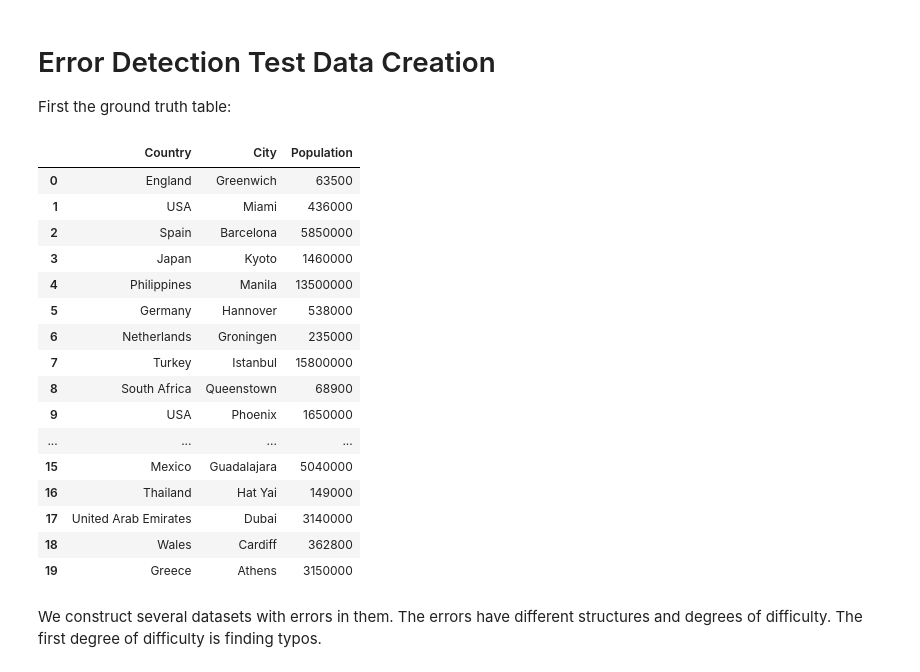
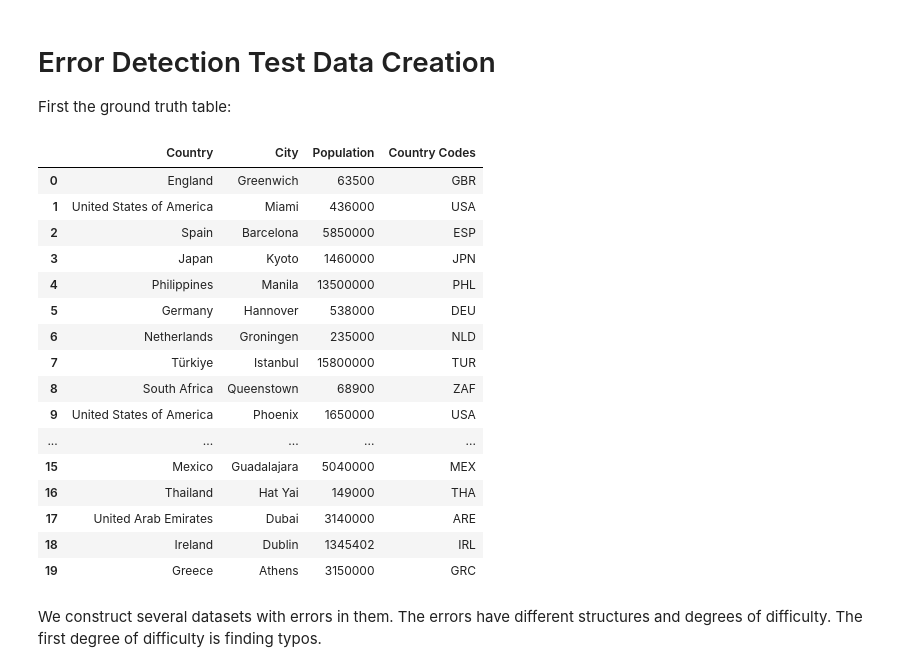
Before and after one commit to janekprange/BDT-Data, a Jupyter notebook: data/error_detection/custom/Error_Detection_Test_Data_Creation.ipynb, the cells around one changed output. Cells and saved outputs as stored; diff of their text form; code cells hidden in the pictures.

```diff
--- a/data/error_detection/custom/Error_Detection_Test_Data_Creation.ipynb
+++ b/data/error_detection/custom/Error_Detection_Test_Data_Creation.ipynb
@@ -5,49 +5,48 @@ First the ground truth table:
 # %%
 import pandas as pd
 
 clean_data = [
-    ["England", "Greenwich", 63500],
-    ["USA", "Miami", 436000],
-    ["Spain", "Barcelona", 5850000],
-    ["Japan", "Kyoto", 1460000],
-    ["Philippines", "Manila", 13500000 ],
-    ["Germany", "Hannover", 538000],
-    ["Netherlands", "Groningen", 235000],
-    ["Turkey", "Istanbul", 15800000],
-    ["South Africa", "Queenstown", 68900],
-    ["USA", "Phoenix", 1650000],
-    ["China", "Shanghai", 29200000],
-    ["Hungary", "Budapest", 1760000],
-    ["Egypt", "New Cairo", 297000],
-    ["Mali", "Bamako", 2930000],
-    ["Nigeria", "Lagos", 	13500000],
-    ["Mexico", "Guadalajara", 5040000],
-    ["Thailand", "Hat Yai", 149000],
-    ["United Arab Emirates", "Dubai", 3140000],
-    ["Wales", "Cardiff", 362800],
-    ["Greece", "Athens", 3150000]]
+    ["England", "Greenwich", 63500, "GBR"],
+    ["United States of America", "Miami", 436000, "USA"],
+    ["Spain", "Barcelona", 5850000, "ESP"],
+    ["Japan", "Kyoto", 1460000, "JPN"],
+    ["Philippines", "Manila", 13500000 ,"PHL"],
+    ["Germany", "Hannover", 538000, "DEU"],
+    ["Netherlands", "Groningen", 235000, "NLD"],
+    ["Türkiye", "Istanbul", 15800000, "TUR"],
+    ["South Africa", "Queenstown", 68900, "ZAF"],
+    ["United States of America", "Phoenix", 1650000, "USA"],
+    ["China", "Shanghai", 29200000, "CHN"],
+    ["Hungary", "Budapest", 1760000, "HUN"],
+    ["Egypt", "New Cairo", 297000, "EGY"],
+    ["Mali", "Bamako", 2930000, "MLI"],
+    ["Nigeria", "Lagos", 	13500000, "NGA"],
+    ["Mexico", "Guadalajara", 5040000, "MEX"],
+    ["Thailand", "Hat Yai", 149000, "THA"],
+    ["United Arab Emirates", "Dubai", 3140000, "ARE"],
+    ["Ireland", "Dublin", 1345402, "IRL"],
+    ["Greece", "Athens", 3150000, "GRC"]]
 
-
-clean_dataframe = pd.DataFrame(clean_data, columns=["Country", "City", "Population"])
+clean_dataframe = pd.DataFrame(clean_data, columns=["Country", "City", "Population", "Country Codes"])
 clean_dataframe
 # %% [output]
-|  | Country | City | Population |
-| 0 | England | Greenwich | 63500 |
-| 1 | USA | Miami | 436000 |
-| 2 | Spain | Barcelona | 5850000 |
-| 3 | Japan | Kyoto | 1460000 |
-| 4 | Philippines | Manila | 13500000 |
-| 5 | Germany | Hannover | 538000 |
-| 6 | Netherlands | Groningen | 235000 |
-| 7 | Turkey | Istanbul | 15800000 |
-| 8 | South Africa | Queenstown | 68900 |
-| 9 | USA | Phoenix | 1650000 |
-| ... | ... | ... | ... |
-| 15 | Mexico | Guadalajara | 5040000 |
-| 16 | Thailand | Hat Yai | 149000 |
-| 17 | United Arab Emirates | Dubai | 3140000 |
-| 18 | Wales | Cardiff | 362800 |
-| 19 | Greece | Athens | 3150000 |
+|  | Country | City | Population | Country Codes |
+| 0 | England | Greenwich | 63500 | GBR |
+| 1 | United States of America | Miami | 436000 | USA |
+| 2 | Spain | Barcelona | 5850000 | ESP |
+| 3 | Japan | Kyoto | 1460000 | JPN |
+| 4 | Philippines | Manila | 13500000 | PHL |
+| 5 | Germany | Hannover | 538000 | DEU |
+| 6 | Netherlands | Groningen | 235000 | NLD |
+| 7 | Türkiye | Istanbul | 15800000 | TUR |
+| 8 | South Africa | Queenstown | 68900 | ZAF |
+| 9 | United States of America | Phoenix | 1650000 | USA |
+| ... | ... | ... | ... | ... |
+| 15 | Mexico | Guadalajara | 5040000 | MEX |
+| 16 | Thailand | Hat Yai | 149000 | THA |
+| 17 | United Arab Emirates | Dubai | 3140000 | ARE |
+| 18 | Ireland | Dublin | 1345402 | IRL |
+| 19 | Greece | Athens | 3150000 | GRC |
 # %% [markdown]
 We construct several datasets with errors in them. The errors have different structures and degrees of difficulty. The first degree of difficulty is finding typos.
 # %%
```
Also changed, not shown: parts of 10 cells of this notebook, 9 other files.
